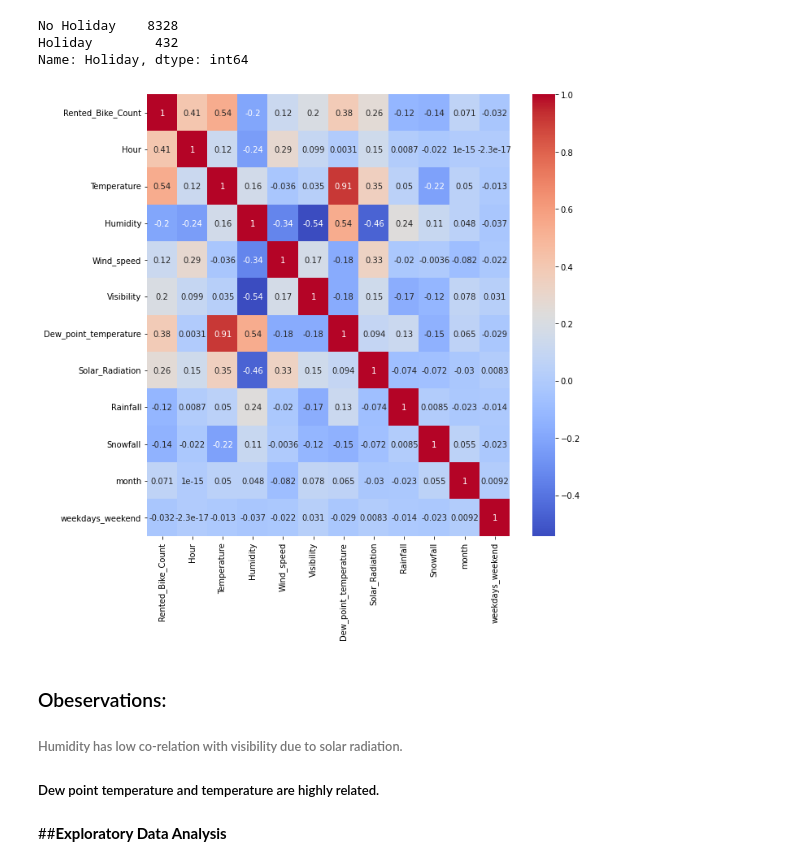
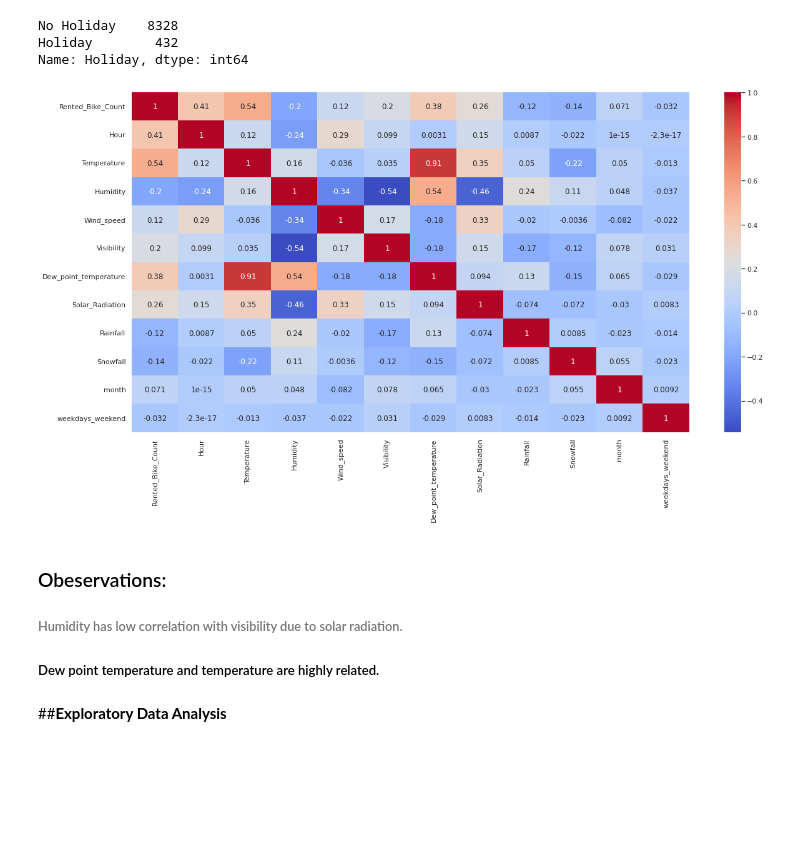
Before and after one commit to gauravmalakar08/Bike-Sharing-Demand-Prediction, a Jupyter notebook: Bike_Sharing_Demand_Prediction_2_Capstone_Project.ipynb, the cells around one changed output. Drawn from its saved outputs; the diff is of its cells as text; code cells hidden in the pictures; blank space fills up the shorter version.

```diff
--- a/Bike_Sharing_Demand_Prediction_2_Capstone_Project.ipynb
+++ b/Bike_Sharing_Demand_Prediction_2_Capstone_Project.ipynb
@@ -31,13 +31,16 @@
 * ### Holiday - Holiday/No holiday
 * ### Functional Day - NoFunc(Non Functional Hours), Fun(Functional hours)
 # %%
+from seaborn.rcmod import set_style
 # Importing libraries
 
 import pandas as pd
 import numpy as np
+from numpy import math
 import matplotlib.pyplot as plt
 %matplotlib inline
 import seaborn as sns
+sns.set_theme(style= 'whitegrid', palette = 'mako')
 
 import datetime as dt
 from datetime import datetime
@@ -50,8 +53,8 @@ from sklearn.linear_model import Ridge
 from sklearn.linear_model import ElasticNet
 from sklearn.tree import DecisionTreeRegressor
 from sklearn.ensemble import RandomForestRegressor
-from sklearn.ensemble import GradientBoostingRegressor
-from xgboost import XGBRegressor
+import xgboost as xgb
+from xgboost.sklearn import XGBRegressor
 
 from sklearn.preprocessing import MinMaxScaler
 from sklearn.preprocessing import OneHotEncoder
@@ -233,13 +236,13 @@ Holiday        432
 Name: Holiday, dtype: int64
 # %%
 # constructing heat map
-plt.figure(figsize=(10,10))
+plt.figure(figsize=(20,10))
 sns.heatmap(df.corr(),annot=True,cmap="coolwarm")
 plt.show()
 # %% [output]
-[figure, old version]
+[figure, new version]
 # %% [markdown]
 ### Obeservations:
-###### Humidity has low co-relation with visibility due to solar radiation.
+###### Humidity has low correlation with visibility due to solar radiation.
 ##### Dew point temperature and temperature are highly related.
 # %%
```
Also changed, not shown: parts of 195 cells of this notebook.
